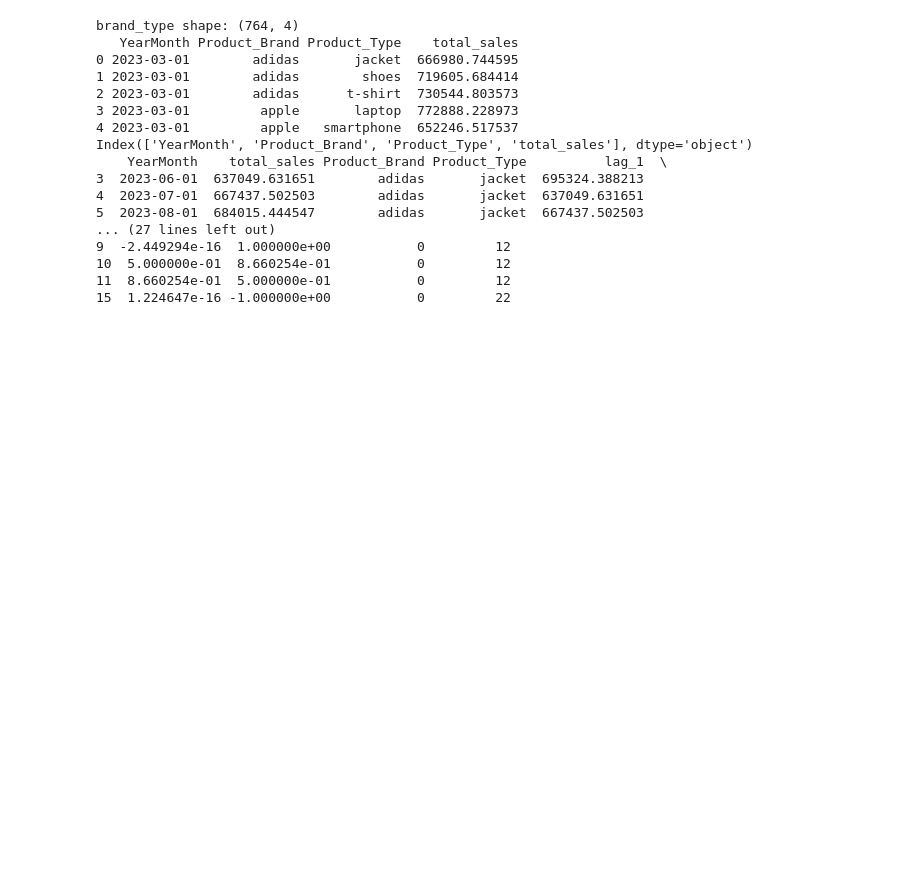
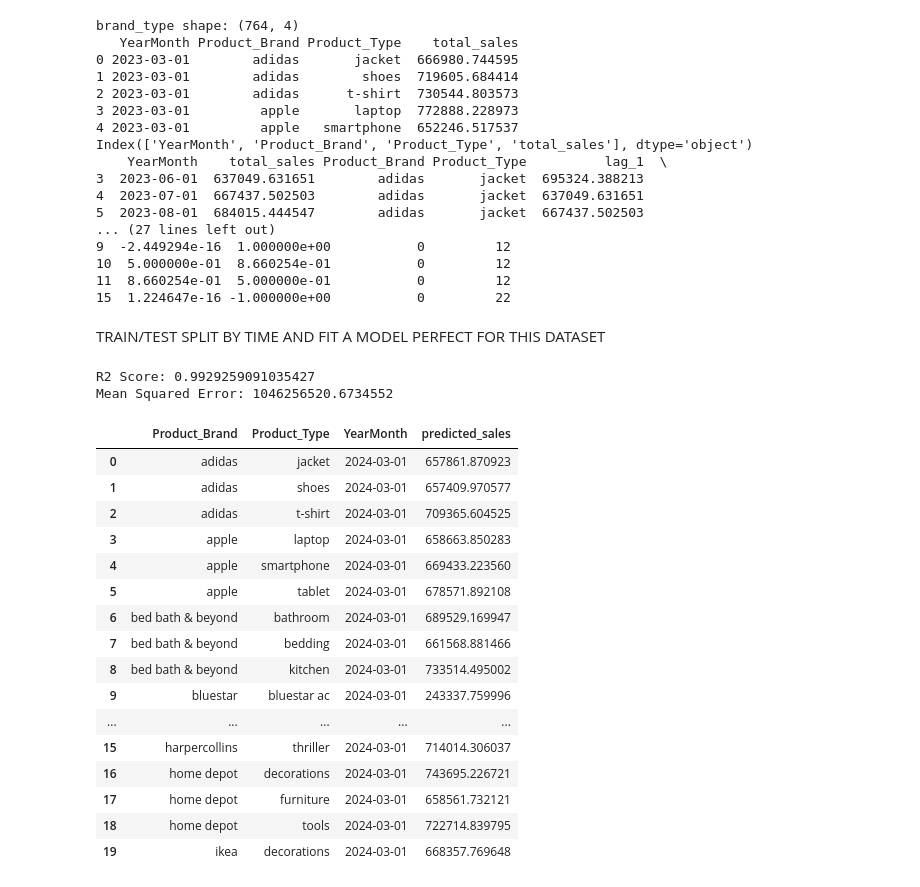
Before and after one commit to Wewds1/python-daily, a Jupyter notebook: MachineLearning/retail/retail.ipynb, the cells around one changed output. Cells and saved outputs as stored; diff of their text form; code cells hidden in the pictures; blank space fills up the shorter version.

Commit message:
split train/test for ml, also uses rf-regressor

```diff
--- a/MachineLearning/retail/retail.ipynb
+++ b/MachineLearning/retail/retail.ipynb
@@ -212,3 +212,63 @@ Index(['YearMonth', 'Product_Brand', 'Product_Type', 'total_sales'], dtype='obje
 10  5.000000e-01  8.660254e-01           0         12
 11  8.660254e-01  5.000000e-01           0         12
 15  1.224647e-16 -1.000000e+00           0         22
+# %% [markdown]
+TRAIN/TEST SPLIT BY TIME AND FIT A MODEL PERFECT FOR THIS DATASET
+# %%
+features = ['lag_1', 'lag_2', 'lag_3', 'roll3', 'roll6', 'm_sin', 'm_cos', 'brand_code', 'type_code', 'month']
+target = 'total_sales'
+
+cut_date = bt_ml['YearMonth'].max() - pd.DateOffset(months=6)
+train = bt_ml[bt_ml['YearMonth'] < cut_date]
+test = bt_ml[bt_ml['YearMonth'] >= cut_date]
+
+X_train, y_train = train[features], train[target]
+X_test, y_test = test[features], test[target]
+
+
+random_forest = RandomForestRegressor(n_estimators=100, random_state=42, n_jobs=-1)
+random_forest.fit(X_train, y_train)
+pred = random_forest.predict(X_test)
+
+print("R2 Score:", r2_score(y_test, pred))
+print("Mean Squared Error:", mean_squared_error(y_test, pred))
+# %% [output]
+R2 Score: 0.9929259091035427
+Mean Squared Error: 1046256520.6734552
+# %%
+next_month = (brand_type_complete['YearMonth'].max() + pd.DateOffset(months=1)).normalize()
+last_rows = (brand_type_complete.sort_values(['Product_Brand', 'Product_Type', 'YearMonth']).groupby(['Product_Brand', 'Product_Type']).tail(1).copy())
+
+
+last_rows['month'] = ((last_rows['YearMonth'] + pd.DateOffset(months=1)).dt.month)
+last_rows['m_sin'] = np.sin(2*np.pi * last_rows['month']/ 12)
+last_rows['m_cos'] = np.cos(2*np.pi * last_rows['month']/ 12)
+
+
+X_next = last_rows[features]
+next_pred = random_forest.predict(X_next)
+
+forecast = last_rows[['Product_Brand', 'Product_Type']].copy()
+forecast['YearMonth'] = next_month
+forecast['predicted_sales'] = next_pred
+
+forecast = forecast.sort_values(['Product_Brand','Product_Type']).reset_index(drop=True)
+display(forecast.head(20))
+# %% [output]
+|  | Product_Brand | Product_Type | YearMonth | predicted_sales |
+| 0 | adidas | jacket | 2024-03-01 | 657861.870923 |
+| 1 | adidas | shoes | 2024-03-01 | 657409.970577 |
+| 2 | adidas | t-shirt | 2024-03-01 | 709365.604525 |
+| 3 | apple | laptop | 2024-03-01 | 658663.850283 |
+| 4 | apple | smartphone | 2024-03-01 | 669433.223560 |
+| 5 | apple | tablet | 2024-03-01 | 678571.892108 |
+| 6 | bed bath & beyond | bathroom | 2024-03-01 | 689529.169947 |
+| 7 | bed bath & beyond | bedding | 2024-03-01 | 661568.881466 |
+| 8 | bed bath & beyond | kitchen | 2024-03-01 | 733514.495002 |
+| 9 | bluestar | bluestar ac | 2024-03-01 | 243337.759996 |
+| ... | ... | ... | ... | ... |
+| 15 | harpercollins | thriller | 2024-03-01 | 714014.306037 |
+| 16 | home depot | decorations | 2024-03-01 | 743695.226721 |
+| 17 | home depot | furniture | 2024-03-01 | 658561.732121 |
+| 18 | home depot | tools | 2024-03-01 | 722714.839795 |
+| 19 | ikea | decorations | 2024-03-01 | 668357.769648 |
```
Also changed, not shown: parts of 1 cell of this notebook.
